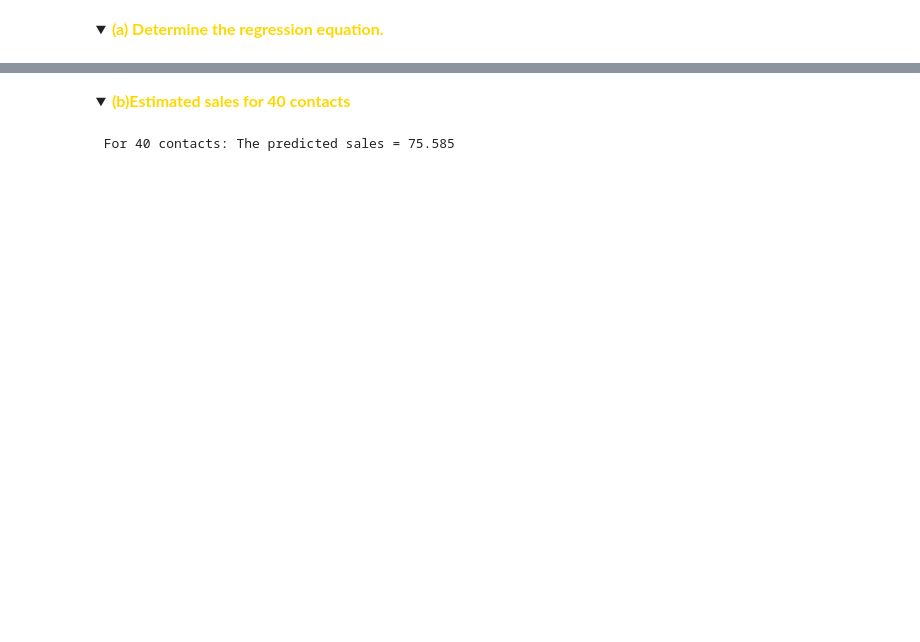
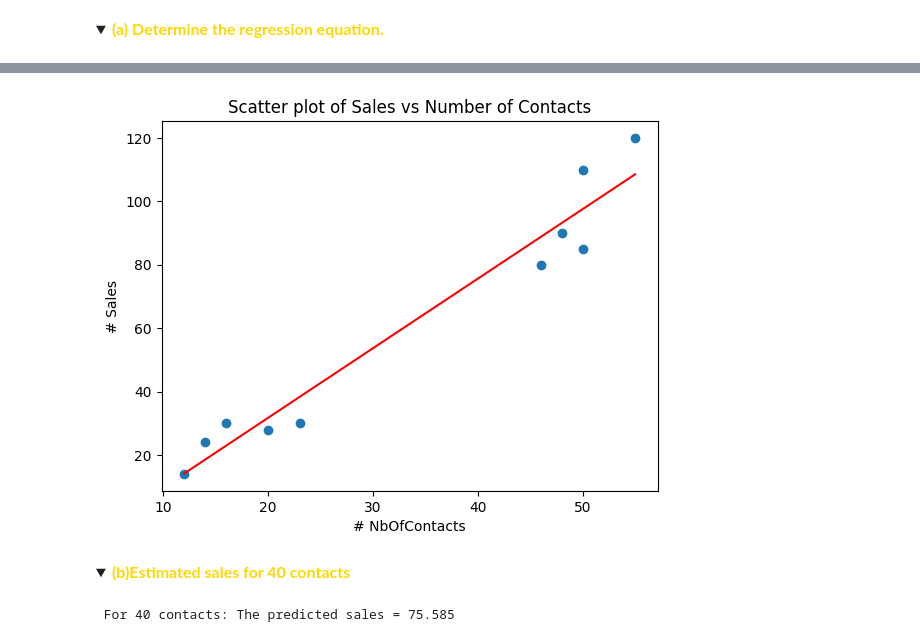
Before and after one commit to wandiyajames-arch/high-dim-data-analysis, a Jupyter notebook: linear-regression-with-python/Asssignments/A1_HDDA.ipynb, the cells around one changed output, grey strips where cells are left out. Drawn from its saved outputs; the diff is of its cells as text; code cells hidden in the pictures; folded sections open; blank space fills up the shorter version.

```diff
--- a/linear-regression-with-python/Asssignments/A1_HDDA.ipynb
+++ b/linear-regression-with-python/Asssignments/A1_HDDA.ipynb
@@ -116,3 +159,15 @@ print(f"   The estimated slope: β₁ = {slope:.3f}")
+# %%
+plt.scatter(x, y)
+plt.xlabel('# NbOfContacts')
+plt.ylabel('# Sales')
+plt.title('Scatter plot of Sales vs Number of Contacts')
+
+x_line = np.array([min(x), max(x)])
+y_line = -12.201 + 2.195 * x_line
+plt.plot(x_line, y_line, color='red', label='Regression Line')
+plt.show()
+# %% [output]
+[figure, added]
 # %% [markdown]
 <details>
   <summary><font size="3" color="gold"><b> (b)Estimated sales for 40 contacts </b></font></summary>
```
Also changed, not shown: parts of 12 cells of this notebook.
